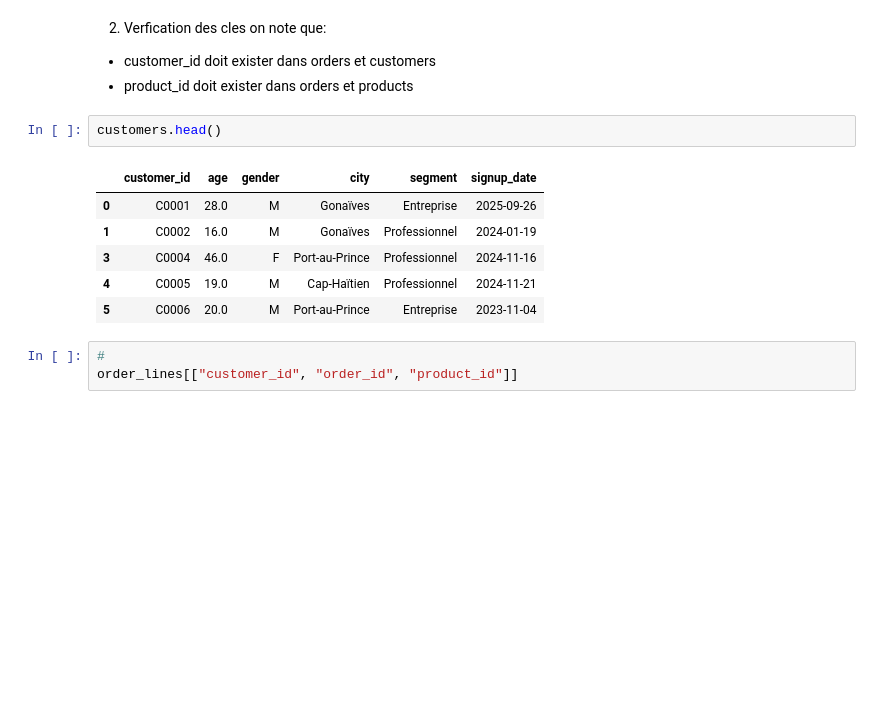
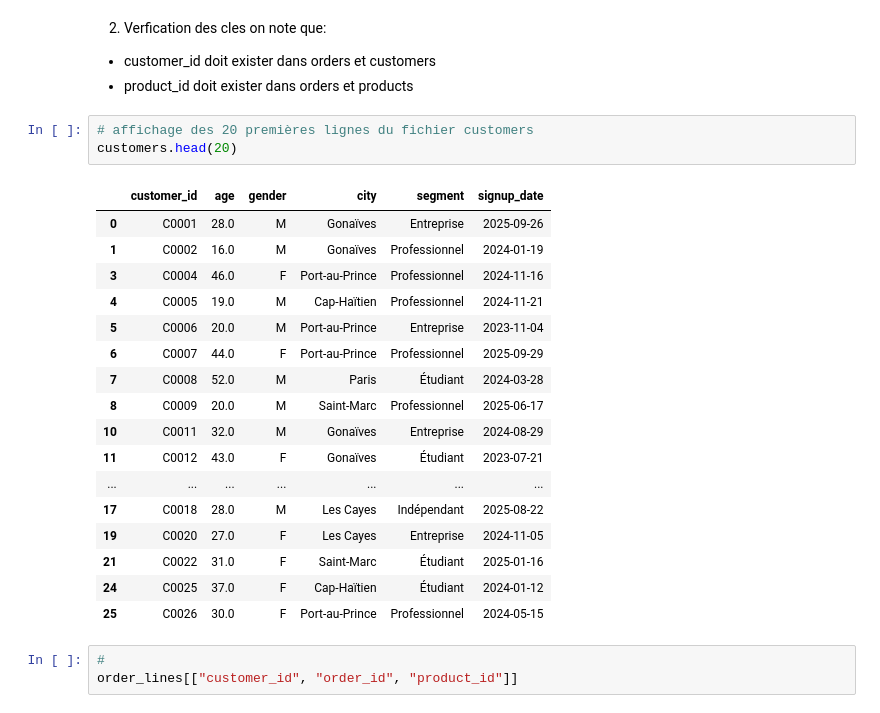
Before and after one commit to Poincare008/Mini_Projet_Pandas, a Jupyter notebook: Mini_Projet_Pandas.ipynb, the cells around one changed output. Cells and saved outputs as stored; diff of their text form; blank space fills up the shorter version.

```diff
--- a/Mini_Projet_Pandas.ipynb
+++ b/Mini_Projet_Pandas.ipynb
@@ -721,14 +721,26 @@ on note que:
 - customer_id doit exister dans orders et customers
 - product_id doit exister dans orders et products
 # %%
-customers.head()
+# affichage des 20 premières lignes du fichier customers
+customers.head(20)
 # %% [output]
 |  | customer_id | age | gender | city | segment | signup_date |
 | 0 | C0001 | 28.0 | M | Gonaïves | Entreprise | 2025-09-26 |
 | 1 | C0002 | 16.0 | M | Gonaïves | Professionnel | 2024-01-19 |
 | 3 | C0004 | 46.0 | F | Port-au-Prince | Professionnel | 2024-11-16 |
 | 4 | C0005 | 19.0 | M | Cap-Haïtien | Professionnel | 2024-11-21 |
 | 5 | C0006 | 20.0 | M | Port-au-Prince | Entreprise | 2023-11-04 |
+| 6 | C0007 | 44.0 | F | Port-au-Prince | Professionnel | 2025-09-29 |
+| 7 | C0008 | 52.0 | M | Paris | Étudiant | 2024-03-28 |
+| 8 | C0009 | 20.0 | M | Saint-Marc | Professionnel | 2025-06-17 |
+| 10 | C0011 | 32.0 | M | Gonaïves | Entreprise | 2024-08-29 |
+| 11 | C0012 | 43.0 | F | Gonaïves | Étudiant | 2023-07-21 |
+| ... | ... | ... | ... | ... | ... | ... |
+| 17 | C0018 | 28.0 | M | Les Cayes | Indépendant | 2025-08-22 |
+| 19 | C0020 | 27.0 | F | Les Cayes | Entreprise | 2024-11-05 |
+| 21 | C0022 | 31.0 | F | Saint-Marc | Étudiant | 2025-01-16 |
+| 24 | C0025 | 37.0 | F | Cap-Haïtien | Étudiant | 2024-01-12 |
+| 25 | C0026 | 30.0 | F | Port-au-Prince | Professionnel | 2024-05-15 |
 # %%
 #
 order_lines[["customer_id", "order_id", "product_id"]]
```
Also changed, not shown: parts of 2 cells of this notebook, 3 other files.
